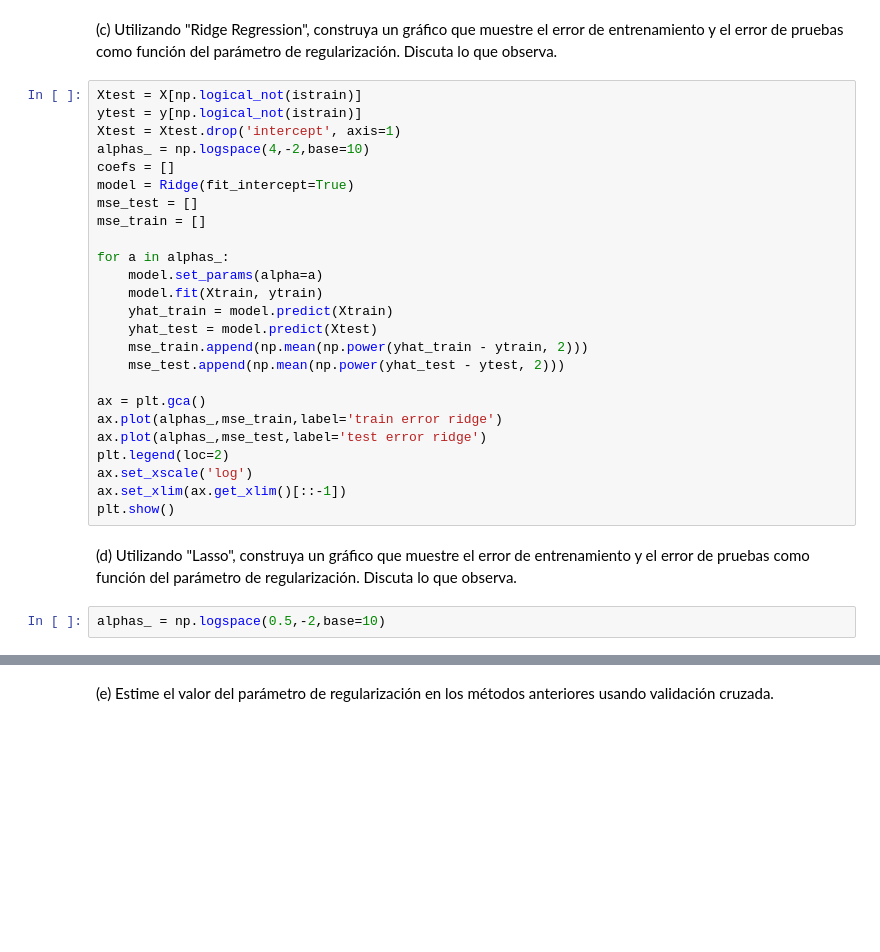
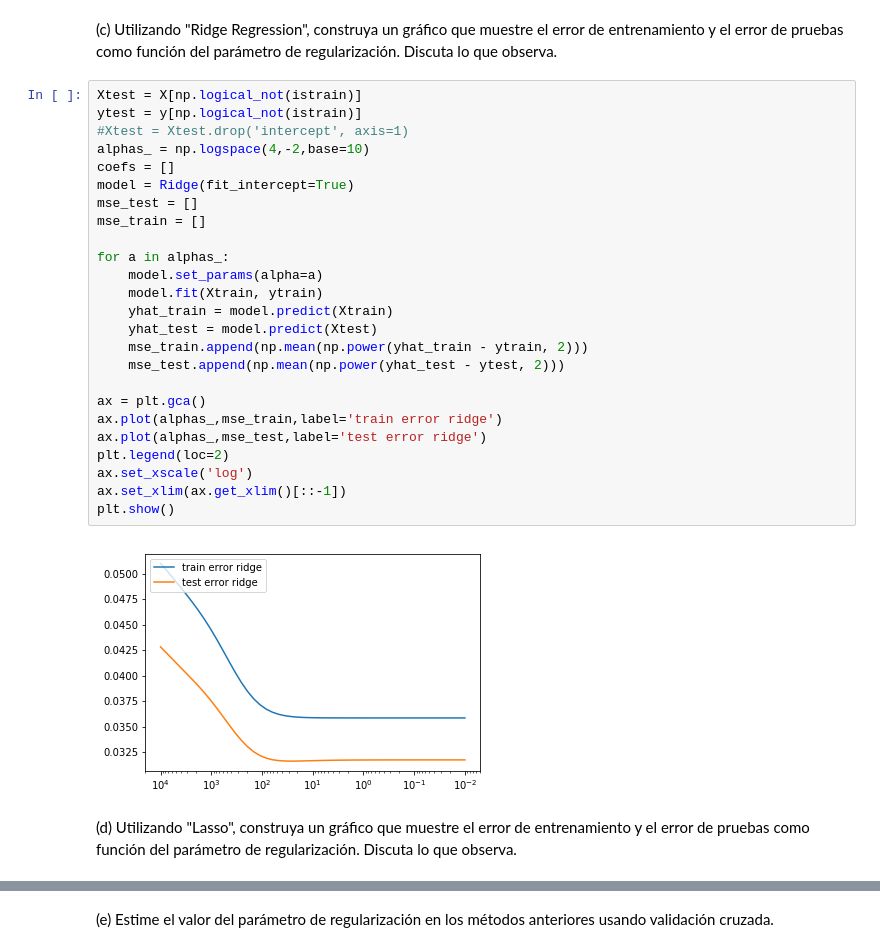
Before and after one commit to dsanmartin/INF578-HW, a Jupyter notebook: 1/Tarea1-ML.ipynb, the cells around one changed output, grey strips where cells are left out. Cells and saved outputs as stored; diff of their text form; blank space fills up the shorter version.

```diff
--- a/1/Tarea1-ML.ipynb
+++ b/1/Tarea1-ML.ipynb
@@ -539,29 +666,29 @@ $^{§}$ Se asume la siguiente formulación: $\min_w \frac12 ||\textbf{Y} - \text
 # %%
 Xtest = X[np.logical_not(istrain)]
 ytest = y[np.logical_not(istrain)]
-Xtest = Xtest.drop('intercept', axis=1)
+#Xtest = Xtest.drop('intercept', axis=1)
 alphas_ = np.logspace(4,-2,base=10)
 coefs = []
 model = Ridge(fit_intercept=True)
 mse_test = []
 mse_train = []
 
 for a in alphas_:
     model.set_params(alpha=a)
     model.fit(Xtrain, ytrain)
     yhat_train = model.predict(Xtrain)
     yhat_test = model.predict(Xtest)
     mse_train.append(np.mean(np.power(yhat_train - ytrain, 2)))
     mse_test.append(np.mean(np.power(yhat_test - ytest, 2)))
 
 ax = plt.gca()
 ax.plot(alphas_,mse_train,label='train error ridge')
 ax.plot(alphas_,mse_test,label='test error ridge')
 plt.legend(loc=2)
 ax.set_xscale('log')
 ax.set_xlim(ax.get_xlim()[::-1])
 plt.show()
+# %% [output]
+[figure, added]
 # %% [markdown]
 (d) Utilizando "Lasso", construya un gráfico que muestre el error de entrenamiento y el error de pruebas como función del parámetro de regularización. Discuta lo que observa.
-# %%
-alphas_ = np.logspace(0.5,-2,base=10)
```
Also changed, not shown: parts of 37 cells of this notebook.
